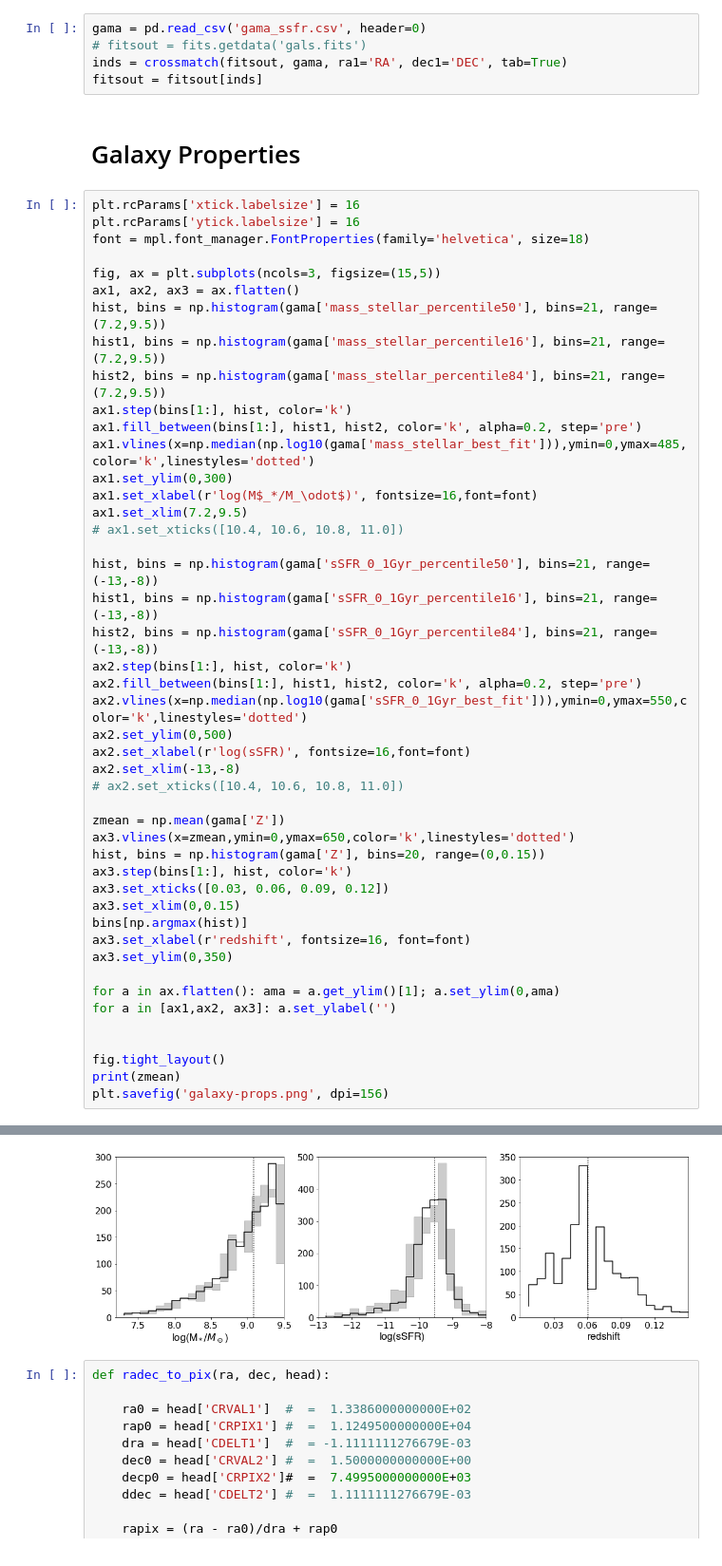
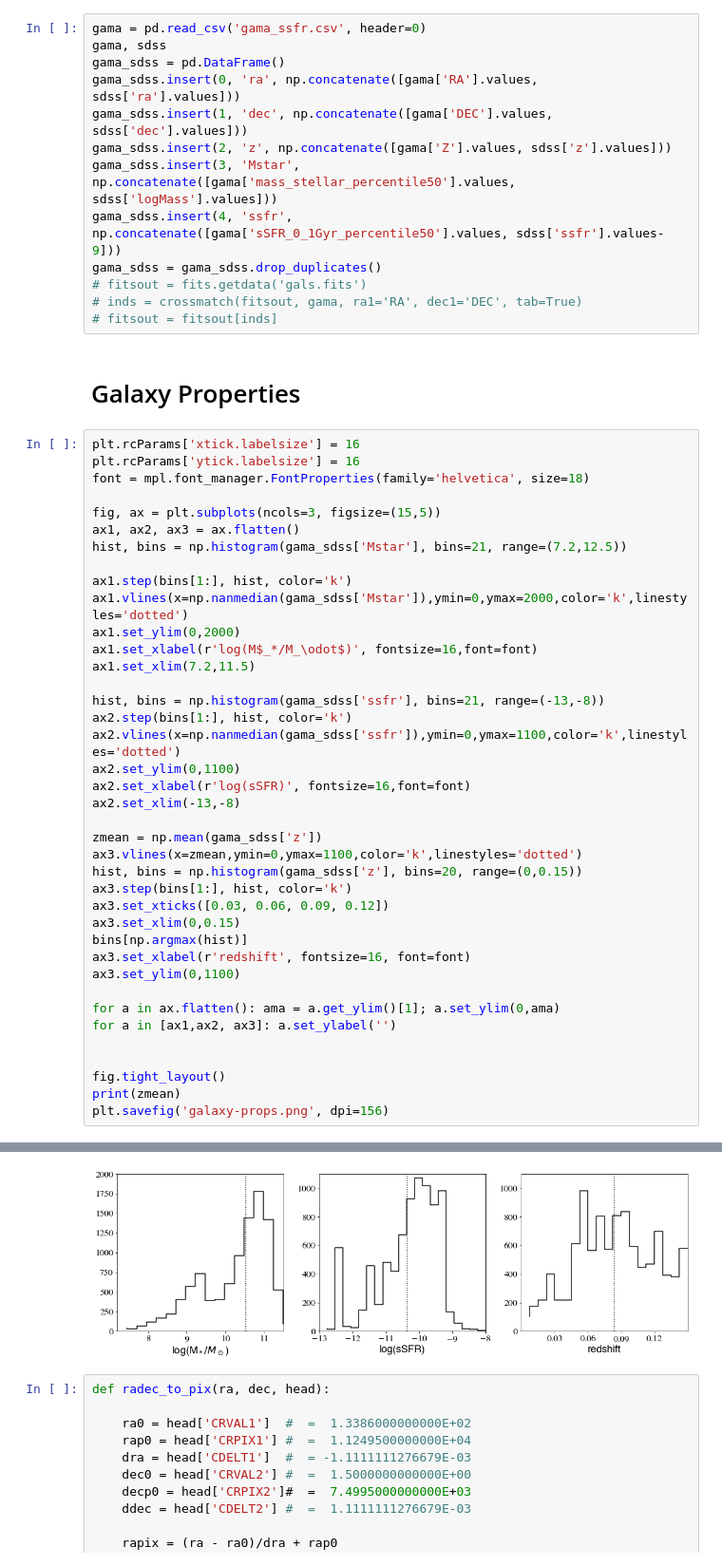
Before and after one commit to milchada/agnindwarfs, a Jupyter notebook: agn_in_dwarfs.ipynb, the cells around one changed output, grey strips where cells are left out. Shown at 95% size. Cells and saved outputs as stored; diff of their text form.

```diff
--- a/agn_in_dwarfs.ipynb
+++ b/agn_in_dwarfs.ipynb
@@ -61,8 +76,16 @@ plt.ylim(0,6000)
 # %%
 gama = pd.read_csv('gama_ssfr.csv', header=0)
+gama, sdss
+gama_sdss = pd.DataFrame()
+gama_sdss.insert(0, 'ra', np.concatenate([gama['RA'].values, sdss['ra'].values]))
+gama_sdss.insert(1, 'dec', np.concatenate([gama['DEC'].values, sdss['dec'].values]))
+gama_sdss.insert(2, 'z', np.concatenate([gama['Z'].values, sdss['z'].values]))
+gama_sdss.insert(3, 'Mstar', np.concatenate([gama['mass_stellar_percentile50'].values, sdss['logMass'].values]))
+gama_sdss.insert(4, 'ssfr', np.concatenate([gama['sSFR_0_1Gyr_percentile50'].values, sdss['ssfr'].values-9]))
+gama_sdss = gama_sdss.drop_duplicates()
 # fitsout = fits.getdata('gals.fits')
-inds = crossmatch(fitsout, gama, ra1='RA', dec1='DEC', tab=True)
-fitsout = fitsout[inds]
+# inds = crossmatch(fitsout, gama, ra1='RA', dec1='DEC', tab=True)
+# fitsout = fitsout[inds]
 # %% [markdown]
 # Galaxy Properties
 # %%
@@ -72,37 +95,30 @@ font = mpl.font_manager.FontProperties(family='helvetica', size=18)
 
 fig, ax = plt.subplots(ncols=3, figsize=(15,5))
 ax1, ax2, ax3 = ax.flatten()
-hist, bins = np.histogram(gama['mass_stellar_percentile50'], bins=21, range=(7.2,9.5))
-hist1, bins = np.histogram(gama['mass_stellar_percentile16'], bins=21, range=(7.2,9.5))
-hist2, bins = np.histogram(gama['mass_stellar_percentile84'], bins=21, range=(7.2,9.5))
+hist, bins = np.histogram(gama_sdss['Mstar'], bins=21, range=(7.2,12.5))
+
 ax1.step(bins[1:], hist, color='k')
-ax1.fill_between(bins[1:], hist1, hist2, color='k', alpha=0.2, step='pre')
-ax1.vlines(x=np.median(np.log10(gama['mass_stellar_best_fit'])),ymin=0,ymax=485,color='k',linestyles='dotted')
-ax1.set_ylim(0,300)
+ax1.vlines(x=np.nanmedian(gama_sdss['Mstar']),ymin=0,ymax=2000,color='k',linestyles='dotted')
+ax1.set_ylim(0,2000)
 ax1.set_xlabel(r'log(M$_*/M_\odot$)', fontsize=16,font=font)
-ax1.set_xlim(7.2,9.5)
-# ax1.set_xticks([10.4, 10.6, 10.8, 11.0])
+ax1.set_xlim(7.2,11.5)
 
-hist, bins = np.histogram(gama['sSFR_0_1Gyr_percentile50'], bins=21, range=(-13,-8))
-hist1, bins = np.histogram(gama['sSFR_0_1Gyr_percentile16'], bins=21, range=(-13,-8))
-hist2, bins = np.histogram(gama['sSFR_0_1Gyr_percentile84'], bins=21, range=(-13,-8))
+hist, bins = np.histogram(gama_sdss['ssfr'], bins=21, range=(-13,-8))
 ax2.step(bins[1:], hist, color='k')
-ax2.fill_between(bins[1:], hist1, hist2, color='k', alpha=0.2, step='pre')
-ax2.vlines(x=np.median(np.log10(gama['sSFR_0_1Gyr_best_fit'])),ymin=0,ymax=550,color='k',linestyles='dotted')
-ax2.set_ylim(0,500)
+ax2.vlines(x=np.nanmedian(gama_sdss['ssfr']),ymin=0,ymax=1100,color='k',linestyles='dotted')
+ax2.set_ylim(0,1100)
 ax2.set_xlabel(r'log(sSFR)', fontsize=16,font=font)
 ax2.set_xlim(-13,-8)
-# ax2.set_xticks([10.4, 10.6, 10.8, 11.0])
 
-zmean = np.mean(gama['Z'])
-ax3.vlines(x=zmean,ymin=0,ymax=650,color='k',linestyles='dotted')
-hist, bins = np.histogram(gama['Z'], bins=20, range=(0,0.15))
+zmean = np.mean(gama_sdss['z'])
+ax3.vlines(x=zmean,ymin=0,ymax=1100,color='k',linestyles='dotted')
+hist, bins = np.histogram(gama_sdss['z'], bins=20, range=(0,0.15))
 ax3.step(bins[1:], hist, color='k')
 ax3.set_xticks([0.03, 0.06, 0.09, 0.12])
 ax3.set_xlim(0,0.15)
 bins[np.argmax(hist)]
 ax3.set_xlabel(r'redshift', fontsize=16, font=font)
-ax3.set_ylim(0,350)
+ax3.set_ylim(0,1100)
 
 for a in ax.flatten(): ama = a.get_ylim()[1]; a.set_ylim(0,ama)
 for a in [ax1,ax2, ax3]: a.set_ylabel('')
@@ -116,4 +132,4 @@ plt.savefig('galaxy-props.png', dpi=156)
-[figure, old version]
+[figure, new version]
 # %%
 def radec_to_pix(ra, dec, head):
 
```
Also changed, not shown: parts of 73 cells of this notebook, 4 other files.
